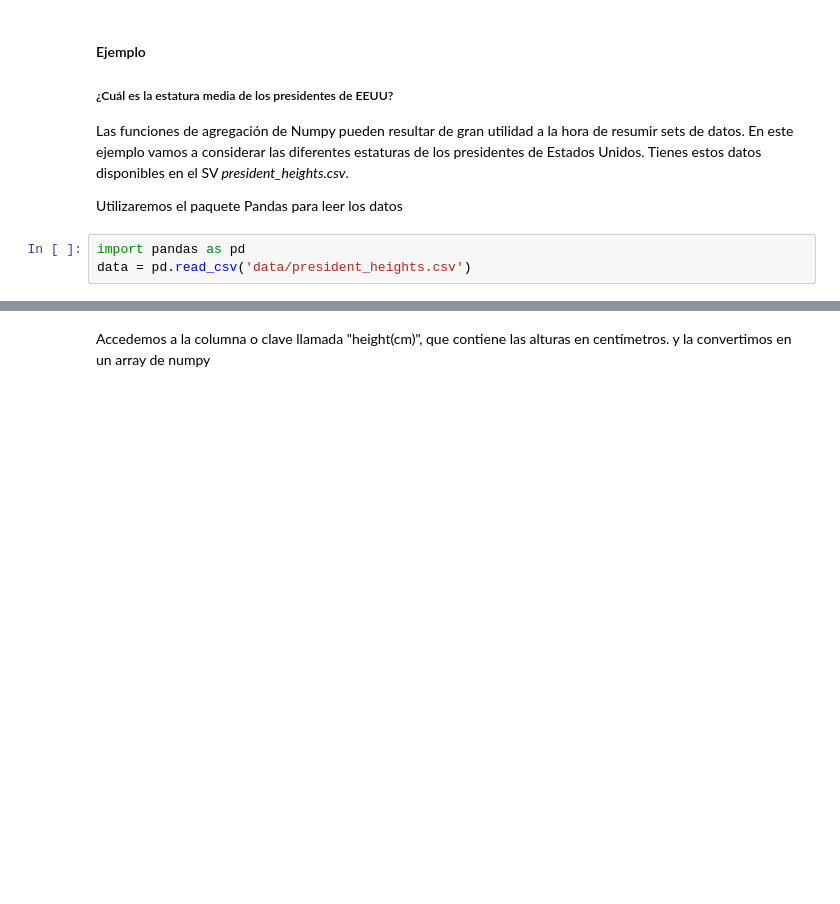
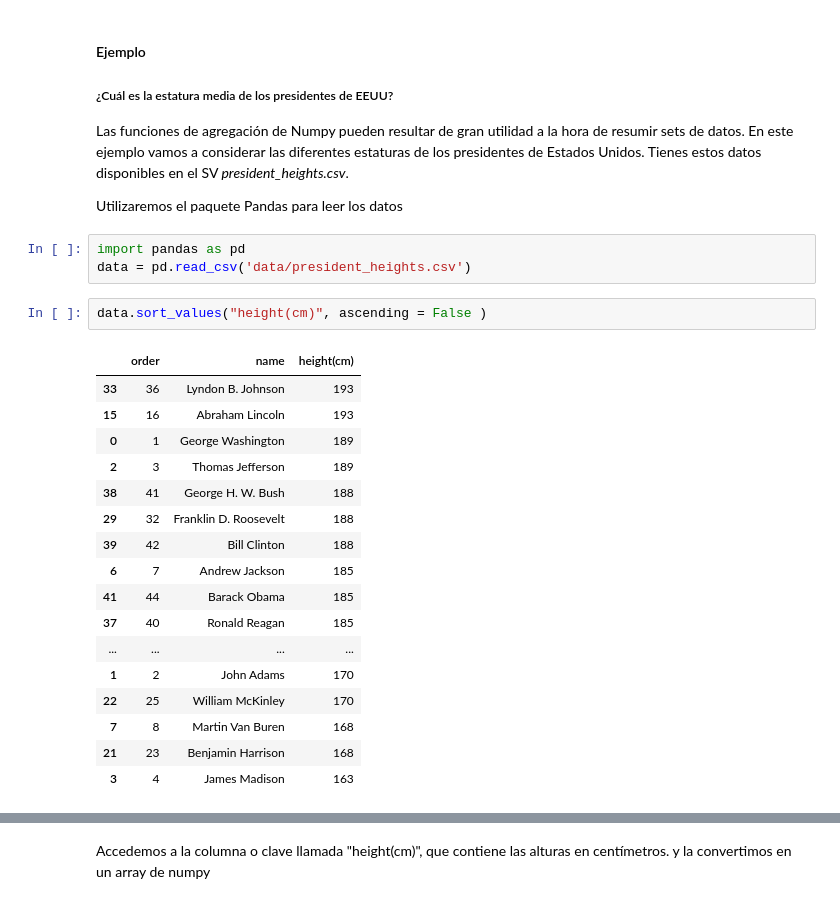
Before and after one commit to mrborjabarber/2509_dsft_thebridge_valencia, a Jupyter notebook: 2_data_analysis/1_Numpy/Teoria/1_Numpy(borja).ipynb, the cells around one changed output, grey strips where cells are left out. Saved outputs shown, nothing was run; the diff lists cells and outputs as text; blank space fills up the shorter version.

```diff
--- a/2_data_analysis/1_Numpy/Teoria/1_Numpy(borja).ipynb
+++ b/2_data_analysis/1_Numpy/Teoria/1_Numpy(borja).ipynb
@@ -1194,5 +1437,25 @@ Utilizaremos el paquete Pandas para leer los datos
 # %%
 import pandas as pd
 data = pd.read_csv('data/president_heights.csv')
+# %%
+data.sort_values("height(cm)", ascending = False )
+# %% [output]
+|  | order | name | height(cm) |
+| 33 | 36 | Lyndon B. Johnson | 193 |
+| 15 | 16 | Abraham Lincoln | 193 |
+| 0 | 1 | George Washington | 189 |
+| 2 | 3 | Thomas Jefferson | 189 |
+| 38 | 41 | George H. W. Bush | 188 |
+| 29 | 32 | Franklin D. Roosevelt | 188 |
+| 39 | 42 | Bill Clinton | 188 |
+| 6 | 7 | Andrew Jackson | 185 |
+| 41 | 44 | Barack Obama | 185 |
+| 37 | 40 | Ronald Reagan | 185 |
+| ... | ... | ... | ... |
+| 1 | 2 | John Adams | 170 |
+| 22 | 25 | William McKinley | 170 |
+| 7 | 8 | Martin Van Buren | 168 |
+| 21 | 23 | Benjamin Harrison | 168 |
+| 3 | 4 | James Madison | 163 |
 # %%
 data.head()
```
Also changed, not shown: parts of 54 cells of this notebook, 1 other file.
